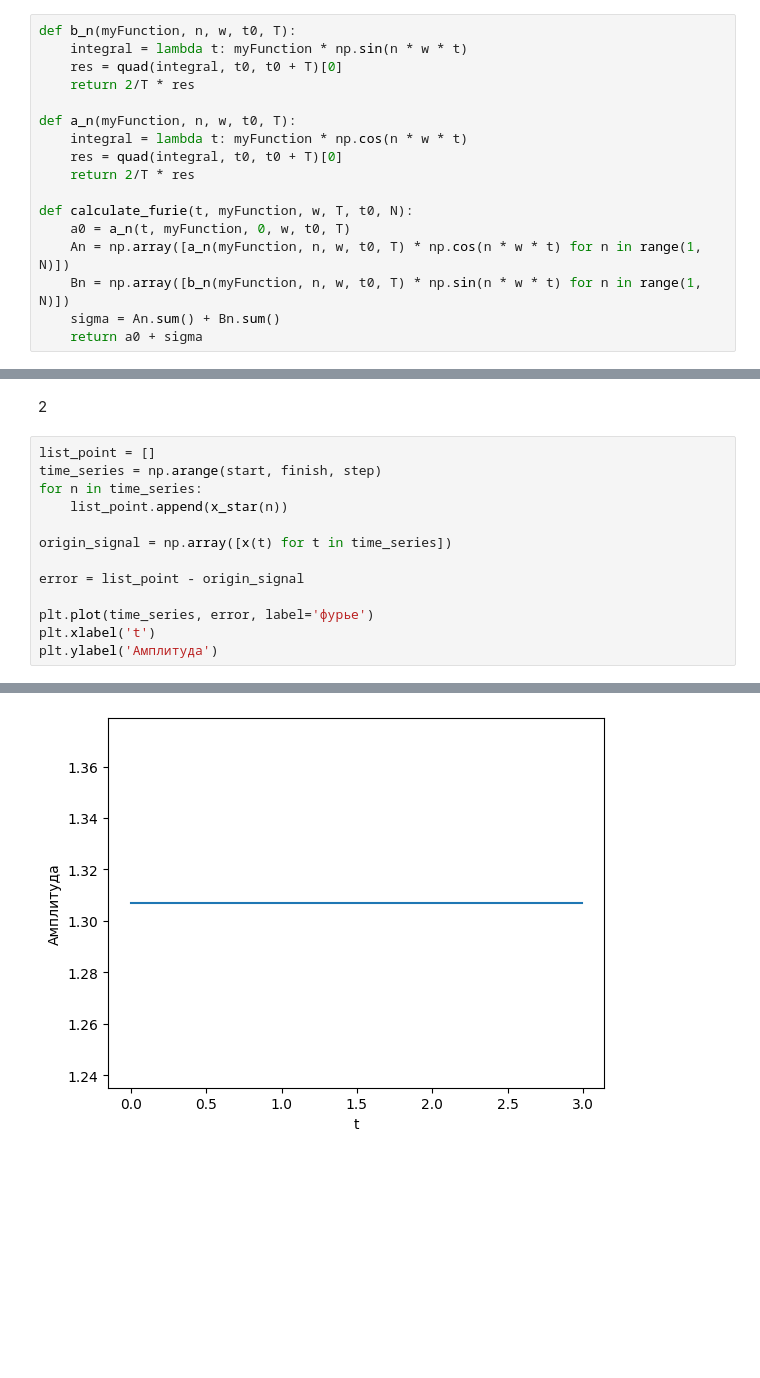
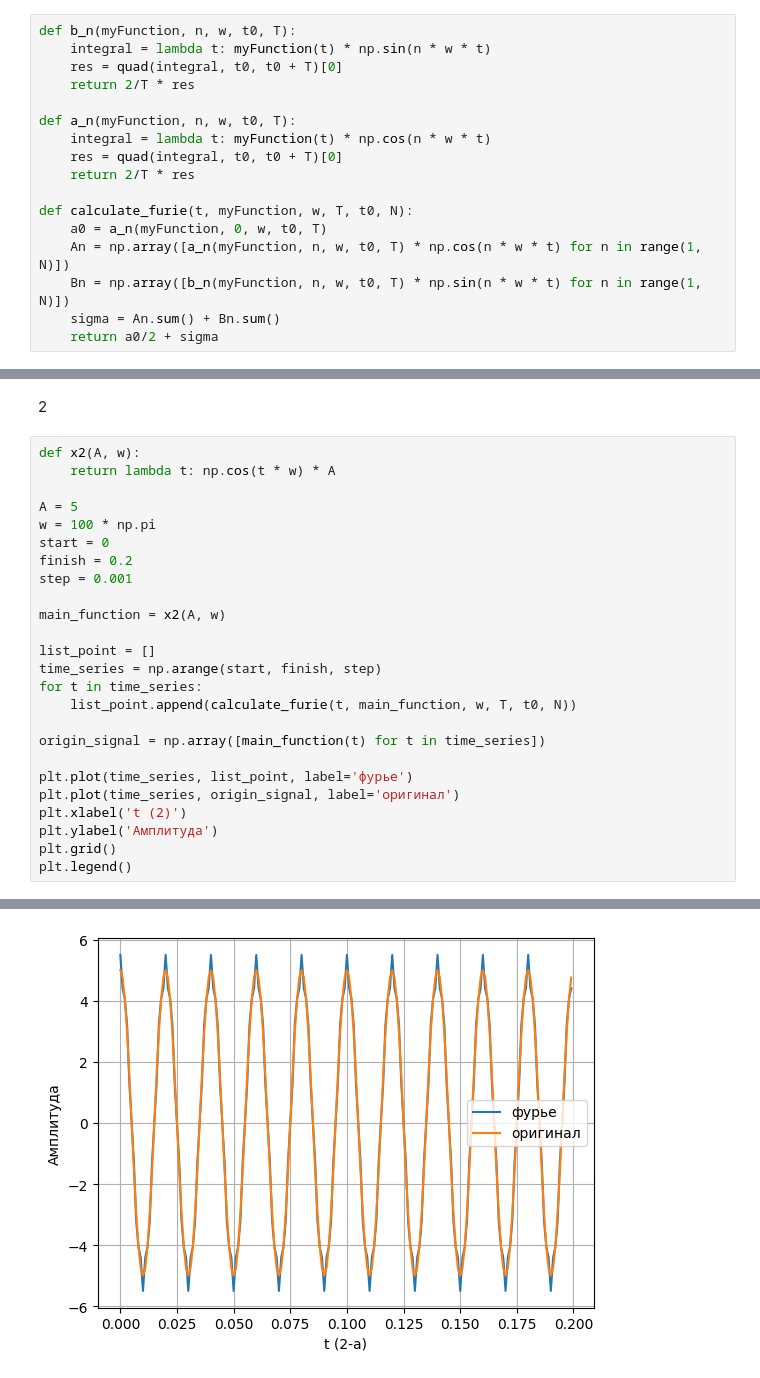
Before and after one commit to EmelyanovAlexey/digital_signal, a Jupyter notebook: 1/lab_1.ipynb, the cells around one changed output, grey strips where cells are left out. Saved outputs shown, nothing was run; the diff lists cells and outputs as text; blank space fills up the shorter version.

```diff
--- a/1/lab_1.ipynb
+++ b/1/lab_1.ipynb
@@ -14,21 +14,21 @@ step = 0.01
 ![image.png](attachment:image.png)
 # %%
 def b_n(myFunction, n, w, t0, T):
-    integral = lambda t: myFunction * np.sin(n * w * t)
+    integral = lambda t: myFunction(t) * np.sin(n * w * t)
     res = quad(integral, t0, t0 + T)[0]
     return 2/T * res
 
 def a_n(myFunction, n, w, t0, T):
-    integral = lambda t: myFunction * np.cos(n * w * t)
+    integral = lambda t: myFunction(t) * np.cos(n * w * t)
     res = quad(integral, t0, t0 + T)[0]
     return 2/T * res
 
 def calculate_furie(t, myFunction, w, T, t0, N):
-    a0 = a_n(t, myFunction, 0, w, t0, T)
+    a0 = a_n(myFunction, 0, w, t0, T)
     An = np.array([a_n(myFunction, n, w, t0, T) * np.cos(n * w * t) for n in range(1, N)])
     Bn = np.array([b_n(myFunction, n, w, t0, T) * np.sin(n * w * t) for n in range(1, N)])
     sigma = An.sum() + Bn.sum()
-    return a0 + sigma
+    return a0/2 + sigma
 # %%
 def x1(t):
     t_f = np.floor(t)
@@ -80,16 +76,28 @@ Text(0, 0.5, 'Амплитуда')
 # %% [markdown]
 2
 # %%
+def x2(A, w):
+    return lambda t: np.cos(t * w) * A
+
+A = 5
+w = 100 * np.pi
+start = 0
+finish = 0.2
+step = 0.001
+
+main_function = x2(A, w)
+
 list_point = []
 time_series = np.arange(start, finish, step)
-for n in time_series:
-    list_point.append(x_star(n))
+for t in time_series:
+    list_point.append(calculate_furie(t, main_function, w, T, t0, N))
 
-origin_signal = np.array([x(t) for t in time_series])
+origin_signal = np.array([main_function(t) for t in time_series])
 
-error = list_point - origin_signal
-
-plt.plot(time_series, error, label='фурье')
-plt.xlabel('t')
+plt.plot(time_series, list_point, label='фурье')
+plt.plot(time_series, origin_signal, label='оригинал')
+plt.xlabel('t (2)')
 plt.ylabel('Амплитуда')
+plt.grid()
+plt.legend()
 # %% [output]
@@ -97 +110 @@ Text(0, 0.5, 'Амплитуда')
-[figure, old version]
+[figure, new version]
```
Also changed, not shown: parts of 5 cells of this notebook, 1 other file.
